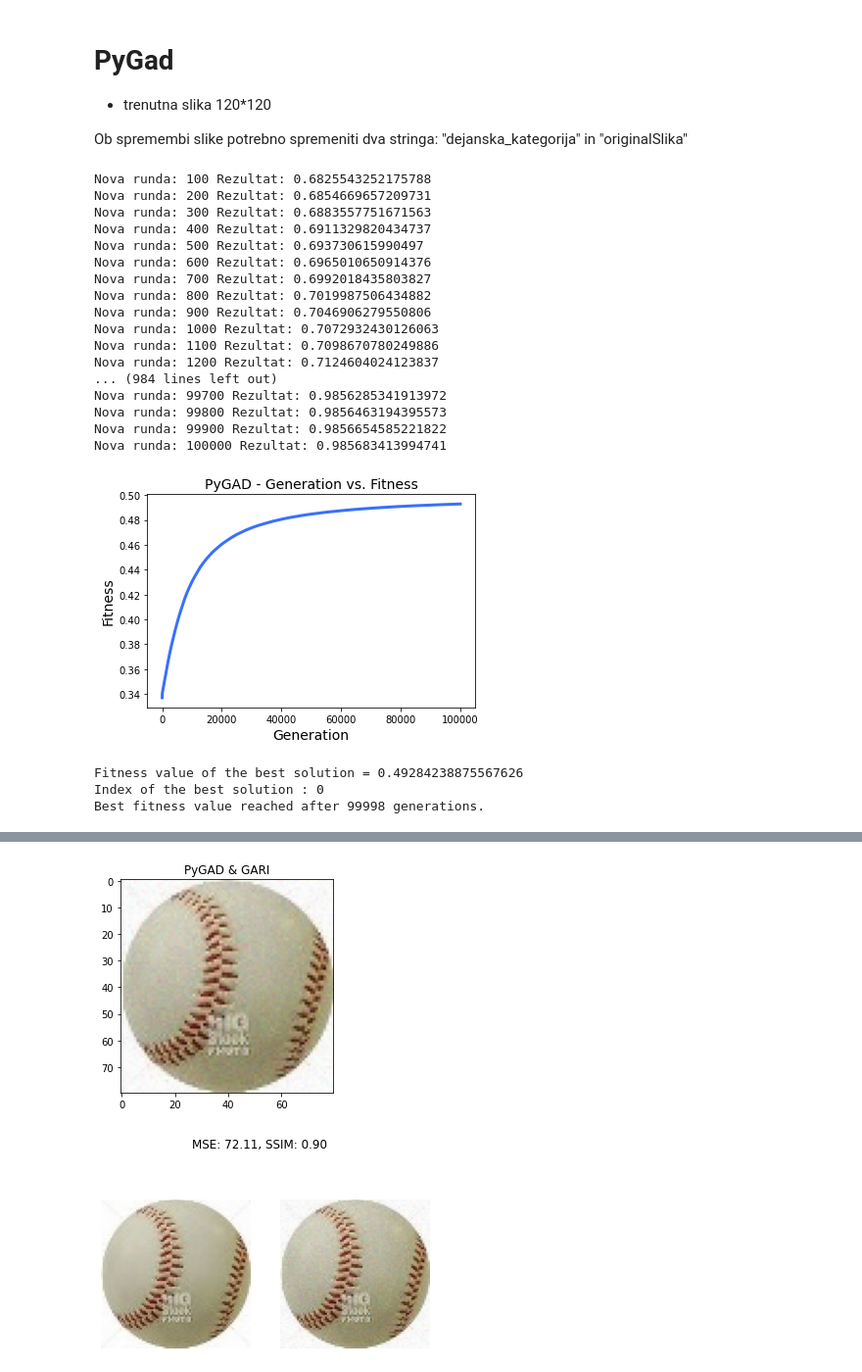
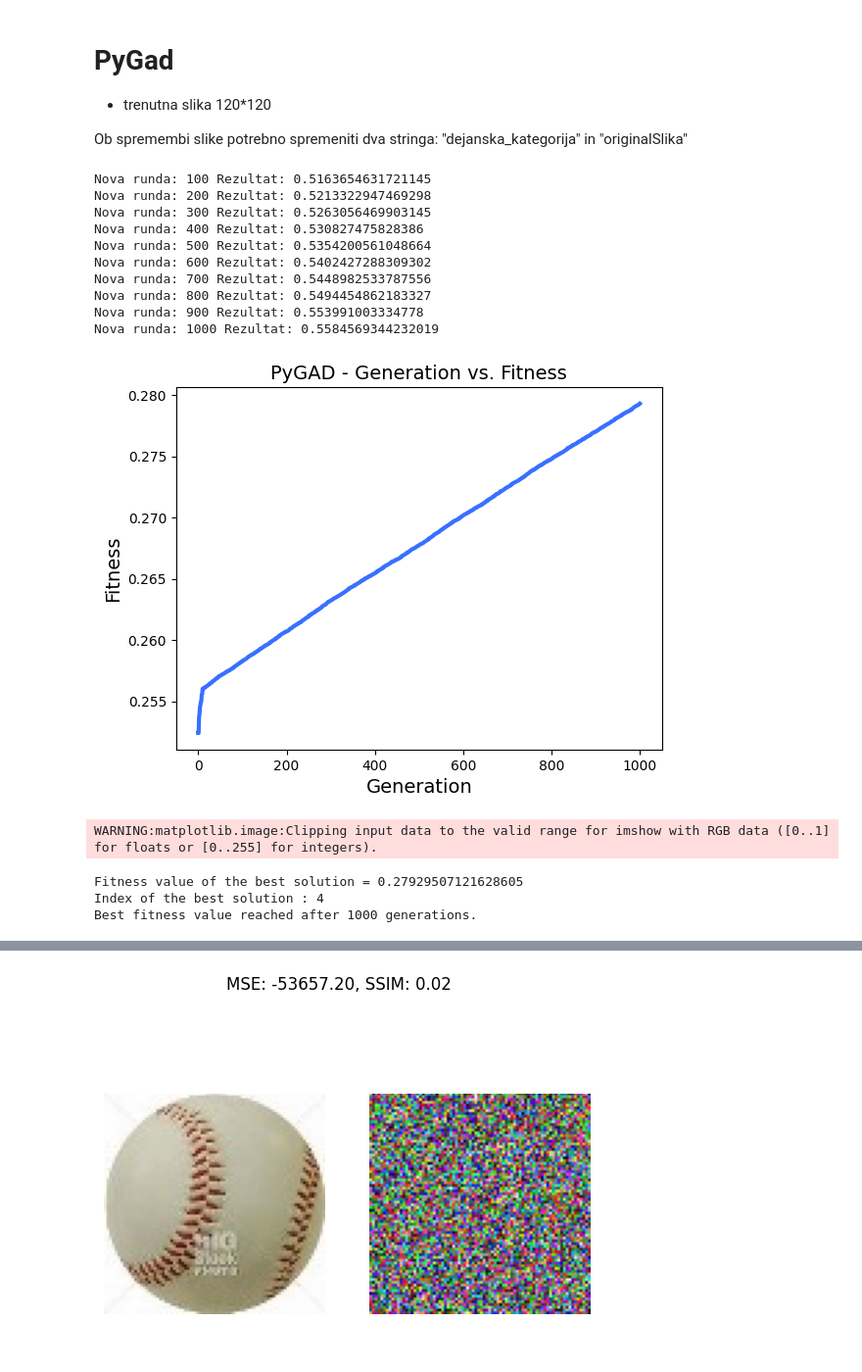
Before and after one commit to KukovecRok/Adversarial-image-perturbation-AlexNet-NiaPy-GARI, a Jupyter notebook: AlexNetDiplomskaColab.ipynb, the cells around one changed output, grey strips where cells are left out. Shown at 98% size. Cells and saved outputs as stored; diff of their text form; code cells hidden in the pictures.

```diff
--- a/AlexNetDiplomskaColab.ipynb
+++ b/AlexNetDiplomskaColab.ipynb
@@ -521,7 +529,7 @@ class TestBenchmark(Benchmark):
 
 if __name__ == "__main__":
 
-    originalSlika = cv2.imread('/content/gdrive/MyDrive/Colab Notebooks/slike/bejzbol60-60.JPEG') # odpiranje - branje slike
+    originalSlika = cv2.imread(path+'/slike/bejzbol60-60.JPEG') # odpiranje - branje slike
 
     oblika, iskanjeSlika = imgTO1d(originalSlika) # Pretvorba slike v 1d array + njena oblika (x,y,3)
 
@@ -547,6 +555,8 @@ if __name__ == "__main__":
     resitev = imgFROM1d(najboljsiNiaPY, oblika) # Pretvorba nazaj v sliko
     if GoogleColab:
         cv2_imshow(resitev) # Prikaz slike
+    else:
+        imshow(resitev)
     resitev_image = PIL.Image.fromarray(np.uint8(resitev)).convert('RGB') # Pretvorba v PIL format - za AlexNet
     print(napovedInPrikaz(resitev_image, alexnet)) # Izpis napovedi AlexNet
 
@@ -554,6 +564,8 @@ if __name__ == "__main__":
     napovedan_array_iz_petdeset = imgFROM1d(napovedan_array_iz_petdeset, oblika) # Pretvorba nazaj v sliko
     if GoogleColab:
         cv2_imshow(napovedan_array_iz_petdeset) # Prikaz slike
+    else:
+        imshow(napovedan_array_iz_petdeset)
     napovedan_array_iz_petdeset_image = PIL.Image.fromarray(np.uint8(napovedan_array_iz_petdeset)).convert('RGB') # Pretvorba v PIL format - za AlexNet
     print(napovedInPrikaz(napovedan_array_iz_petdeset_image, alexnet)) # Izpis napovedi AlexNet
 # %% [output]
@@ -618,7 +629,7 @@ class TestBenchmark(Benchmark):
 
 if __name__ == "__main__":
 
-    originalSlika = cv2.imread('/content/gdrive/MyDrive/Colab Notebooks/slike/bejzbol60-60.JPEG') # odpiranje - branje slike
+    originalSlika = cv2.imread(path+'/slike/bejzbol60-60.JPEG') # odpiranje - branje slike
 
     oblika, iskanjeSlika = imgTO1d(originalSlika) # Pretvorba slike v 1d array + njena oblika (x,y,3)
 
@@ -644,6 +655,8 @@ if __name__ == "__main__":
     resitev = imgFROM1d(najboljsiNiaPY, oblika) # Pretvorba nazaj v sliko
     if GoogleColab:
         cv2_imshow(resitev*255) # Prikaz slike
+    else:
+        imshow(resitev*255)
     resitev_image = PIL.Image.fromarray(np.uint8(resitev)).convert('RGB') # Pretvorba v PIL format - za AlexNet
     print(napovedInPrikaz(resitev_image, alexnet)) # Izpis napovedi AlexNet
 
@@ -651,6 +664,9 @@ if __name__ == "__main__":
     napovedan_array_iz_petdeset = imgFROM1d(napovedan_array_iz_petdeset, oblika) # Pretvorba nazaj v sliko
     if GoogleColab:
         cv2_imshow(napovedan_array_iz_petdeset*255) # Prikaz slike
+    else:
+        #result = napovedan_array_iz_petdeset[:,:,::-1] # Obrni barve BGR  --> RGB
+        imshow(napovedan_array_iz_petdeset)
     napovedan_array_iz_petdeset_image = PIL.Image.fromarray(np.uint8(napovedan_array_iz_petdeset)).convert('RGB') # Pretvorba v PIL format - za AlexNet
     print(napovedInPrikaz(napovedan_array_iz_petdeset_image, alexnet)) # Izpis napovedi AlexNet
 # %% [output]
@@ -668,8 +684,8 @@ Algoritem to trdi z zagotovostvjo 8.02%
 def MSE(imageA, imageB):
     # the 'Mean Squared Error' between the two images is the
     # sum of the squared difference between the two images;
-    err = np.sum((imageA.astype("float") - imageB.astype("float")) ** 2)
-    err /= float(imageA.shape[0] * imageA.shape[1])
+    err = np.sum(numpy.float32(imageA) - numpy.float32(imageB) ** 2)
+    err /= numpy.float32(imageA.shape[0] * imageA.shape[1])
     # return the MSE, the lower the error, the more "similar"
     # the two images are
     return err
@@ -684,11 +700,11 @@ def compare_images(imageA, imageB):
     plt.suptitle("MSE: %.2f, SSIM: %.2f" % (m, s))
     # show first image
     ax = fig.add_subplot(1, 2, 1)
-    plt.imshow(imageA, cmap = plt.cm.gray)
+    plt.imshow(imageA, cmap = None)
     plt.axis("off")
     # show the second image
     ax = fig.add_subplot(1, 2, 2)
-    plt.imshow(imageB, cmap = plt.cm.gray)
+    plt.imshow(imageB, cmap = None)
     plt.axis("off")
     # show the images
     plt.show()
@@ -728,7 +732,7 @@ def imgTO1dGari(img):
     #img = img.reshape((1, -1)) # Pretvorba v 1d array
     img = img.reshape(-1)
     img = np.divide(img, 255) # Standardizacija - deljenje z 255
-    img = img.astype(numpy.float) # pretvorba v float (manj decimalk(8), bistveno hitreje deluje)
+    img = img.astype(numpy.int32) # pretvorba v float (manj decimalk(8), bistveno hitreje deluje)
     return oblika, img
 
 def imgFROM1dGari(img, oblika):
@@ -768,7 +772,7 @@ def fitness_fun(solution, solution_idx): # Fitness Funkcija, ki kliče moj Bench
               mejaBool = True
 
     if ( (stevec > meja) & (mejaBool == True) ): # Ko smo preko meje in je pogoj izpolnjen, kliči AlexNet BenchMark
-      fitness *= BenchMarkGari(solution, solution_idx,alexnet, oblika, dejanska_kategorija) # Vrne fitness_alexnet_top_other float - prepricanost alexneta v top nepravinlo napoved
+      fitness *= BenchMarkGari(solution, solution_idx,alexnet, oblika, dejanska_kategorija) # Vrne fitness_alexnet_top_other float - prepricanost alexneta v top nepravilno napoved
 
     if (solution_idx == 1): # solution_idx se loopa od 0 do sol_per_pop
       stevec += 1 # Za vsako polno generacijo povecaj stevec
@@ -792,7 +796,7 @@ def BenchMarkGari (solution, solution_idx,alexnet, oblika, dejanska_kategorija):
     PIL_image_solution = PIL.Image.fromarray(np.uint8(solutionSpremenjen)).convert('RGB') # Pretvorba v PIL sliko, za AlexNet
     # Napoved AlexNet
     indices, percentage = napovejSlike(PIL_image_solution, alexnet)
-    with open('/content/gdrive/MyDrive/Colab Notebooks/class_names_ImageNet.txt') as labels:
+    with open(path+'/class_names_ImageNet.txt') as labels:
         classes = [i.strip() for i in labels.readlines()]
         results = [(classes[i], percentage[i].item()) for i in indices[0][:2]] # POZOR - zaradi hitrosti shranimo samo top DVE napovedi
         napoved = ('Naš napovedan razred: ' + str(results[0][0]) + ' \nAlgoritem to trdi z zagotovostvjo %.2f' %(results[0][1])+'%')
@@ -860,14 +864,14 @@ stevec = 0 # Števec rund, pogoji za izpis...
 meja = 800000 # 80000 Meja, kdaj začnemo preverjat, če AlexNet že prepozna kaj je na sliki
 mejaBool = False  # True Če Alexnet pravilno napove, nastavimo na True, ga vklopimo v BenchMark
 
-originalSlika = cv2.imread('/content/gdrive/MyDrive/Colab Notebooks/slike/bejzbol80-80.JPEG') # Branje slike # SPREMEMBA SLIKE - SPREMEMBA STRINGA!
+originalSlika = cv2.imread(path+'/slike/bejzbol80-80.JPEG') # Branje slike # SPREMEMBA SLIKE - SPREMEMBA STRINGA!
 #originalSlika = cv2.imread('/content/gdrive/MyDrive/Colab Notebooks/slike/baseball-120-120.JPEG') # Branje slike # SPREMEMBA SLIKE - SPREMEMBA STRINGA!
 
 oblika, iskanjeSlika = imgTO1dGari(originalSlika) # Pretvorba slike v 1d array + shramba njene oblike(shape)
 
 zmnozek_oblika = numpy.prod(oblika)
 
-ga_instance = pygad.GA(num_generations=100000, # 82000 nekje med 20 in 30k so slike alexnetu prvic prepoznavne
+ga_instance = pygad.GA(num_generations=1000, # 82000 nekje med 20 in 30k so slike alexnetu prvic prepoznavne
                        num_parents_mating=20, #20
                        fitness_func=fitness_fun,
                        sol_per_pop=50, #50
@@ -881,53 +885,51 @@ ga_instance = pygad.GA(num_generations=100000, # 82000 nekje med 20 in 30k so sl
                        random_mutation_max_val=1.0)
 
 ga_instance.run() # Zagon
 
 ga_instance.plot_result() # Izris grafa z matplotlib
 
 # Returning the details of the best solution.
 solution, solution_fitness, solution_idx = ga_instance.best_solution() # Iz najboljse resitve poberemo array, fitness in njen index
 print("Fitness value of the best solution = {solution_fitness}".format(solution_fitness=solution_fitness))
 print("Index of the best solution : {solution_idx}".format(solution_idx=solution_idx))
 
 if ga_instance.best_solution_generation != -1:
     print("Best fitness value reached after {best_solution_generation} generations.".format(best_solution_generation=ga_instance.best_solution_generation))
 
 result = imgFROM1dGari(solution, oblika) # Pretvorba nazaj v sliko
 
-cv2_imshow(result*255) # prikaz slike z OpenCV
+if GoogleColab:
+    cv2_imshow(result*255) # prikaz slike z OpenCV
+else:
+    imshow(result*255)
 
 result = result[:,:,::-1] # Obrni barve BGR  --> RGB
 plt.imshow(result)
 plt.title("PyGAD & GARI")
 plt.show()
 
 originalSlika = originalSlika[:,:,::-1]  # Obrni barve BGR  --> RGB
 #result = result[:,:,::-1]
-err = compare_images(originalSlika, (result*255).astype(int))
+result = np.int32(result*255)
+err = compare_images(originalSlika, result)
 print(f"PSNR vrednost je %.4f dB" %PSNR(originalSlika, result*255) ) # resitev odResitev najboljsiNiaPY
 
 CasKonec = time.time()
 trajanje = CasKonec - CasZacetek
 print("Trajanje izvedbe % ssekund " %trajanje)
 # %% [output]
-Nova runda: 100 Rezultat: 0.6825543252175788
-Nova runda: 200 Rezultat: 0.6854669657209731
-Nova runda: 300 Rezultat: 0.6883557751671563
-Nova runda: 400 Rezultat: 0.6911329820434737
-Nova runda: 500 Rezultat: 0.693730615990497
-Nova runda: 600 Rezultat: 0.6965010650914376
-Nova runda: 700 Rezultat: 0.6992018435803827
-Nova runda: 800 Rezultat: 0.7019987506434882
-Nova runda: 900 Rezultat: 0.7046906279550806
-Nova runda: 1000 Rezultat: 0.7072932430126063
-Nova runda: 1100 Rezultat: 0.7098670780249886
-Nova runda: 1200 Rezultat: 0.7124604024123837
-... (984 lines left out)
-Nova runda: 99700 Rezultat: 0.9856285341913972
-Nova runda: 99800 Rezultat: 0.9856463194395573
-Nova runda: 99900 Rezultat: 0.9856654585221822
-Nova runda: 100000 Rezultat: 0.985683413994741
+Nova runda: 100 Rezultat: 0.5163654631721145
+Nova runda: 200 Rezultat: 0.5213322947469298
+Nova runda: 300 Rezultat: 0.5263056469903145
+Nova runda: 400 Rezultat: 0.530827475828386
+Nova runda: 500 Rezultat: 0.5354200561048664
+Nova runda: 600 Rezultat: 0.5402427288309302
+Nova runda: 700 Rezultat: 0.5448982533787556
+Nova runda: 800 Rezultat: 0.5494454862183327
+Nova runda: 900 Rezultat: 0.553991003334778
+Nova runda: 1000 Rezultat: 0.5584569344232019
-[figure, old version]
+[figure, new version]
-Fitness value of the best solution = 0.49284238875567626
-Index of the best solution : 0
-Best fitness value reached after 99998 generations.
+WARNING:matplotlib.image:Clipping input data to the valid range for imshow with RGB data ([0..1] for floats or [0..255] for integers).
+Fitness value of the best solution = 0.27929507121628605
+Index of the best solution : 4
+Best fitness value reached after 1000 generations.
@@ -935,2 +937 @@ Best fitness value reached after 99998 generations.
-[figure, old version]
+[figure, new version]
-[figure, removed]
```
Also changed, not shown: parts of 19 cells of this notebook, 2 other files.
